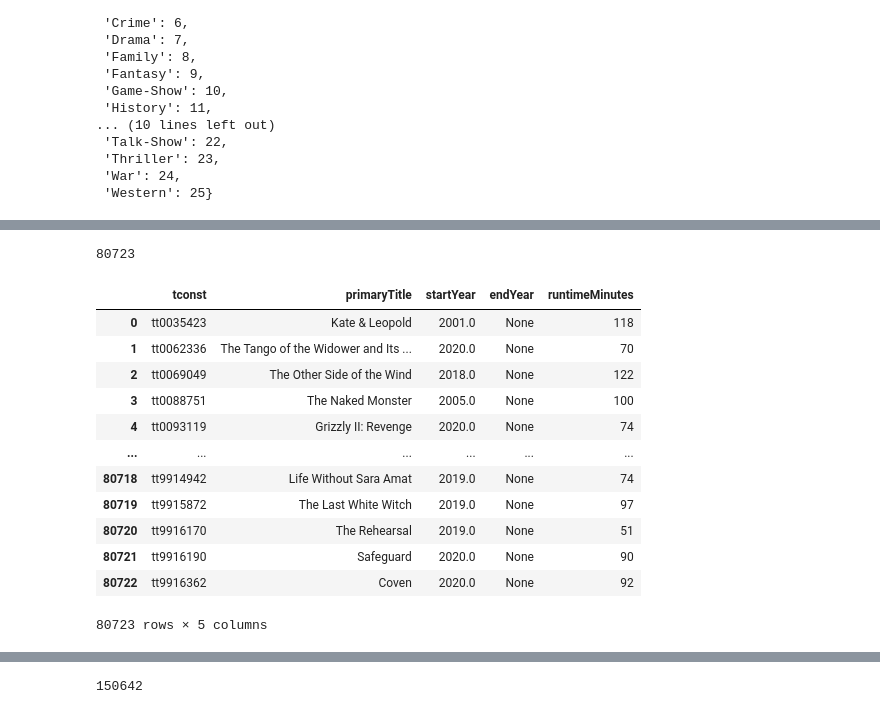
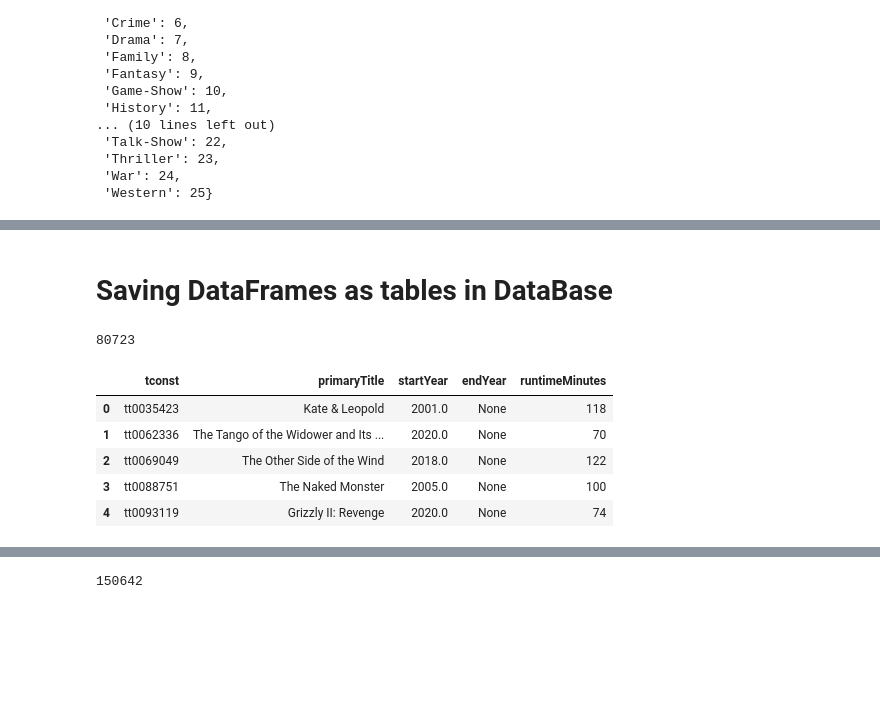
Before and after one commit to zevy613/Final-Project-The-Making-of-a-Successful-Movie, a Jupyter notebook: Normalize and add tables to SQL.ipynb, the cells around one changed output, grey strips where cells are left out. Saved outputs shown, nothing was run; the diff lists cells and outputs as text; code cells hidden in the pictures; blank space fills up the shorter version.

```diff
--- a/part 3.ipynb
+++ b/Normalize and add tables to SQL.ipynb
@@ -187,6 +158,8 @@ See the caveats in the documentation: https://pandas.pydata.org/pandas-docs/stab
 # %%
 # Delete the genres and genres_split columns
 df_basics.drop(columns=['genres','genres_split'], inplace=True)
+# %% [markdown]
+# Saving DataFrames as tables in DataBase
 # %%
 # get max string length
 max_str_len_tconst = df_basics['tconst'].fillna('').map(len).max()
@@ -214,18 +189,12 @@ df_basics.to_sql('title_basics', engine, dtype=df_schema, if_exists='replace', i
 engine.execute('ALTER TABLE title_basics ADD PRIMARY KEY (`tconst`);');
 # %%
-pd.read_sql("Select * from title_basics", engine)
+# Test the added table
+pd.read_sql("Select * FROM title_basics LIMIT 5", engine)
 # %% [output]
 |  | tconst | primaryTitle | startYear | endYear | runtimeMinutes |
 | 0 | tt0035423 | Kate & Leopold | 2001.0 | None | 118 |
 | 1 | tt0062336 | The Tango of the Widower and Its ... | 2020.0 | None | 70 |
 | 2 | tt0069049 | The Other Side of the Wind | 2018.0 | None | 122 |
 | 3 | tt0088751 | The Naked Monster | 2005.0 | None | 100 |
 | 4 | tt0093119 | Grizzly II: Revenge | 2020.0 | None | 74 |
-| ... | ... | ... | ... | ... | ... |
-| 80718 | tt9914942 | Life Without Sara Amat | 2019.0 | None | 74 |
-| 80719 | tt9915872 | The Last White Witch | 2019.0 | None | 97 |
-| 80720 | tt9916170 | The Rehearsal | 2019.0 | None | 51 |
-| 80721 | tt9916190 | Safeguard | 2020.0 | None | 90 |
-| 80722 | tt9916362 | Coven | 2020.0 | None | 92 |
-80723 rows × 5 columns
 # %%
```
Also changed, not shown: parts of 23 cells of this notebook.
